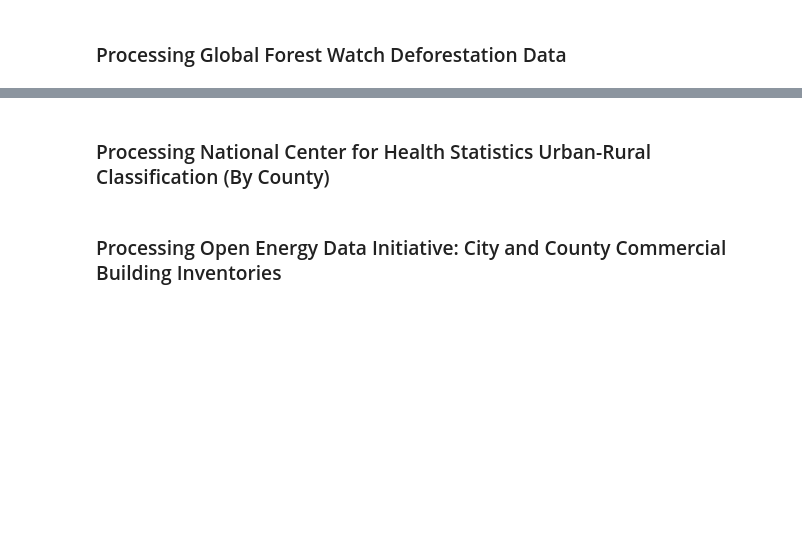
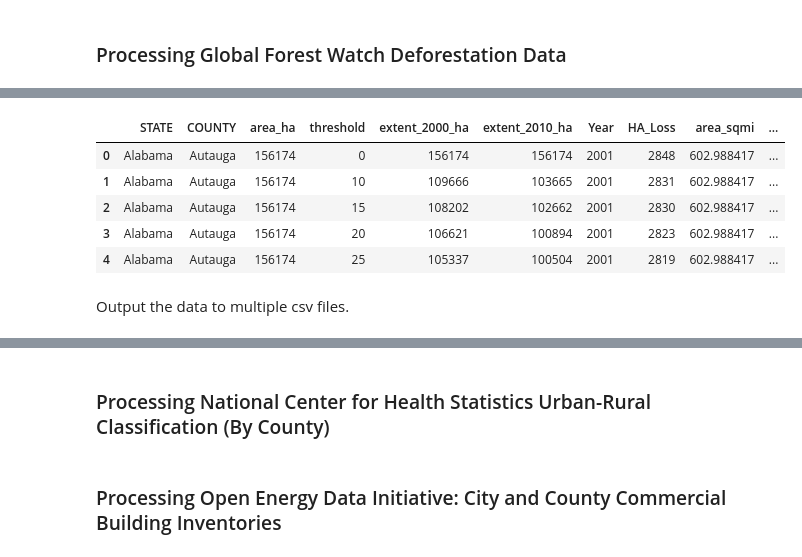
Before and after one commit to Calvin-Davis/CMSC320-FinalProject-Birds, a Jupyter notebook: Code/compiled_submission.ipynb, the cells around one changed output, grey strips where cells are left out. Saved outputs shown, nothing was run; the diff lists cells and outputs as text; code cells hidden in the pictures; blank space fills up the shorter version.

```diff
--- a/Code/compiled_submission.ipynb
+++ b/Code/compiled_submission.ipynb
@@ -603,9 +634,18 @@ loss_over_time.sort_values("percent_lost", ascending=False)[loss_over_time["exte
 # %%
-# Connecting FIPS codes
+# Associate FIPS codes with each (State, County) combination
 counties = gpd.read_file(os.path.join(current_dir, '..', 'SharedData', 'UScounties', 'UScounties.shp'))
 counties
 
 loss_over_time = loss_over_time.merge(counties, how="left", left_on=["STATE", "COUNTY"], right_on=["STATE_NAME", "NAME"])
 loss_over_time = loss_over_time.drop(["STATE_NAME", "NAME", "geometry"], axis=1)
-loss_over_time
+loss_over_time.head(5)
+# %% [output]
+|  | STATE | COUNTY | area_ha | threshold | extent_2000_ha | extent_2010_ha | Year | HA_Loss | area_sqmi | ... |
+| 0 | Alabama | Autauga | 156174 | 0 | 156174 | 156174 | 2001 | 2848 | 602.988417 | ... |
+| 1 | Alabama | Autauga | 156174 | 10 | 109666 | 103665 | 2001 | 2831 | 602.988417 | ... |
+| 2 | Alabama | Autauga | 156174 | 15 | 108202 | 102662 | 2001 | 2830 | 602.988417 | ... |
+| 3 | Alabama | Autauga | 156174 | 20 | 106621 | 100894 | 2001 | 2823 | 602.988417 | ... |
+| 4 | Alabama | Autauga | 156174 | 25 | 105337 | 100504 | 2001 | 2819 | 602.988417 | ... |
+# %% [markdown]
+Output the data to multiple csv files.
 # %%
```
Also changed, not shown: parts of 11 cells of this notebook.
